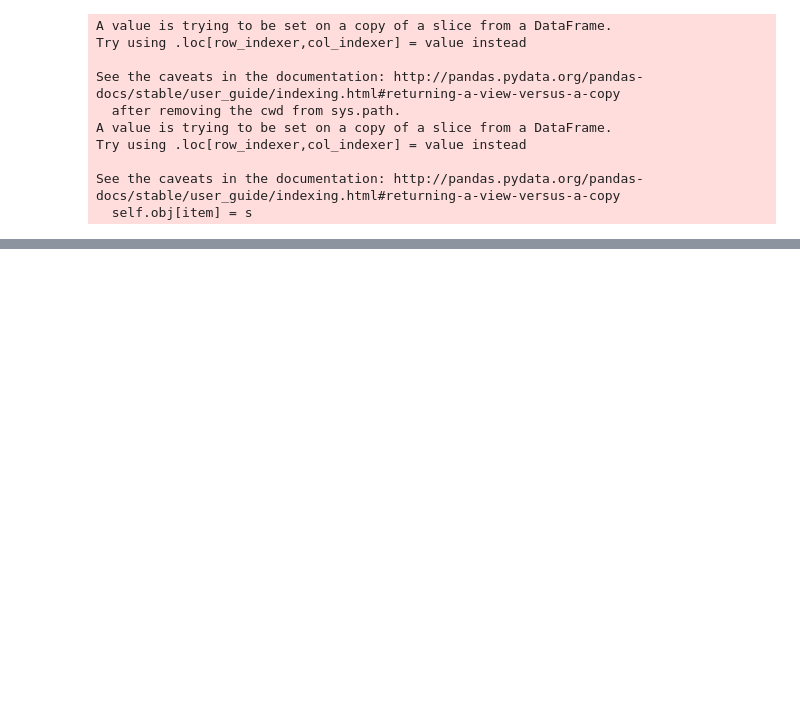
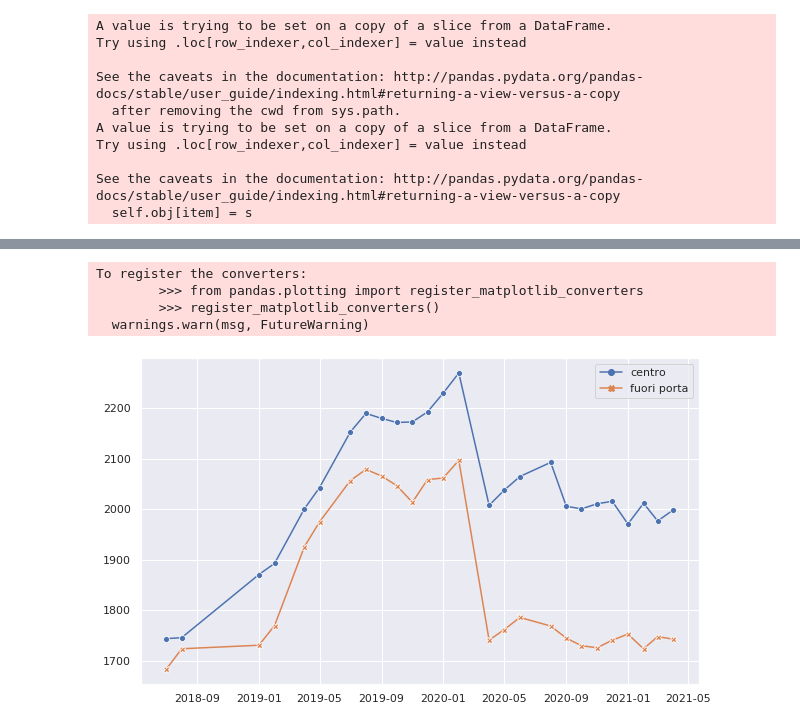
Before and after one commit to laszlo91/Inside-Airbnb-studies, a Jupyter notebook: bologna/5) Focus on per district stats.ipynb, the cells around one changed output, grey strips where cells are left out. Drawn from its saved outputs; the diff is of its cells as text; code cells hidden in the pictures; blank space fills up the shorter version.

```diff
--- a/bologna/5) Focus on per district stats.ipynb
+++ b/bologna/5) Focus on per district stats.ipynb
@@ -4,6 +6,6 @@ import pandas as pd
 # %%
 ## all my csv (the namefile starting with a number)
-files = [i for i in os.listdir('other_data/') if i[0].isdigit()]
+files = [i for i in os.listdir('listings/') if i[0].isdigit()]
 
 
 ## Initializing all csv files as a pandas dataframe
@@ -12,7 +14,7 @@ def setup(datalist):
     dfs = []
     for i in datalist:
         try:
-            dfs.append(pd.read_csv("other_data/" + str(i)))
+            dfs.append(pd.read_csv("listings/" + str(i)))
         except UnicodeDecodeError:
             print(i)
 
@@ -38,8 +40,11 @@ periods = timestamps(files)
 
 ## Sorting dataframes by date
 tmp = [(d,p) for d,p in sorted(zip(dfs,periods), key=lambda pair: pair[1])]
+
+## I select csvs with the column "zone"
+tmp = [(a,b) for a,b in tmp if "zone" in a]
+
 periods = [b for a,b in tmp]
-
 dfs = [a for a,b in tmp]
 
 
@@ -128,3 +146,36 @@ media -4.385155374636916
+# %%
+def snsplot(lines):
+    sns.set(style="darkgrid")
+    plt.figure(figsize=(10,6))
+    sns.lineplot(markers=True, dashes=False, data=lines)
+
+
+def ids_during_time(dfs, periods):
+    index = pd.DatetimeIndex(periods)
+
+    centro = pd.Series([dfs[i][dfs[i].macroarea.isin(["centro"])]\
+                                    .id.count() for i in range(len(dfs))], index=index)
+    #bolognina = pd.Series([dfs[i][dfs[i].macroarea.isin(["bolognina"])]\
+    #                                .id.count() for i in range(len(dfs))], index=index)
+    periferia = pd.Series([dfs[i][dfs[i].macroarea.isin(["periferia"])]\
+                                    .id.count() for i in range(len(dfs))], index=index)
+
+
+    lines = centro.rename("centro").to_frame()\
+        .join(periferia.rename("fuori porta").to_frame())
+            #.join(bolognina.rename("bolognina").to_frame())\
+    snsplot(lines)
+
+ids_during_time(dfs, periods)
+
+
+#andamento annunci
+# %% [output]
+To register the converters:
+        >>> from pandas.plotting import register_matplotlib_converters
+        >>> register_matplotlib_converters()
+  warnings.warn(msg, FutureWarning)
+[figure, added]
 # %%
 def prezzo_medio_per_macroarea(x1, x2, dfs=dfs):
 
```
Also changed, not shown: parts of 8 cells of this notebook.
